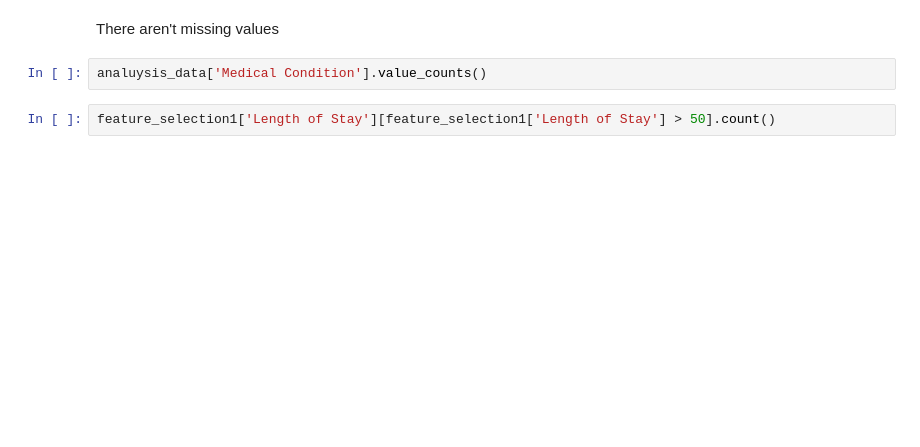
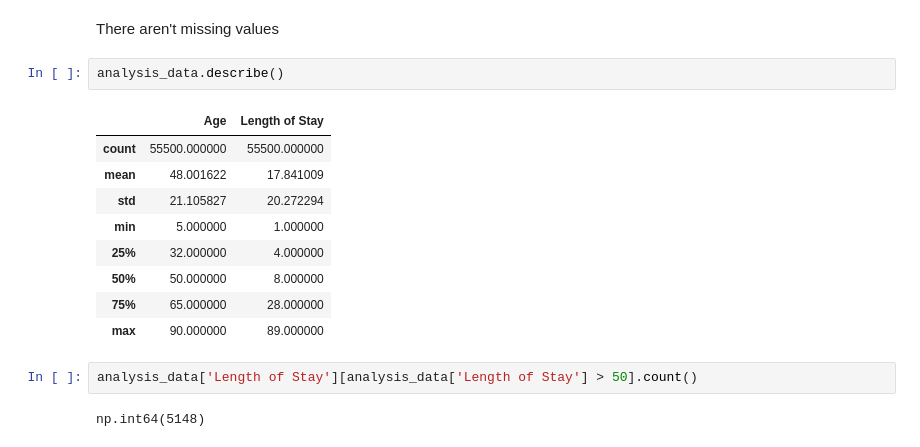
Before and after one commit to souigoralvim/length-of-stay-descomplica, a Jupyter notebook: notebooks/EDA.ipynb, the cells around one changed output. Drawn from its saved outputs; the diff is of its cells as text; blank space fills up the shorter version.

```diff
--- a/notebooks/EDA.ipynb
+++ b/notebooks/EDA.ipynb
@@ -36,6 +81,18 @@ print(analysis_data.isnull().sum())
 # %% [markdown]
 There aren't missing values
-# %%
-analuysis_data['Medical Condition'].value_counts()
+# %%
+analysis_data.describe()
+# %% [output]
+|  | Age | Length of Stay |
+| count | 55500.000000 | 55500.000000 |
+| mean | 48.001622 | 17.841009 |
+| std | 21.105827 | 20.272294 |
+| min | 5.000000 | 1.000000 |
+| 25% | 32.000000 | 4.000000 |
+| 50% | 50.000000 | 8.000000 |
+| 75% | 65.000000 | 28.000000 |
+| max | 90.000000 | 89.000000 |
 # %%
-feature_selection1['Length of Stay'][feature_selection1['Length of Stay'] > 50].count()
+analysis_data['Length of Stay'][analysis_data['Length of Stay'] > 50].count()
+# %% [output]
+np.int64(5148)
```
Also changed, not shown: parts of 10 cells of this notebook.
